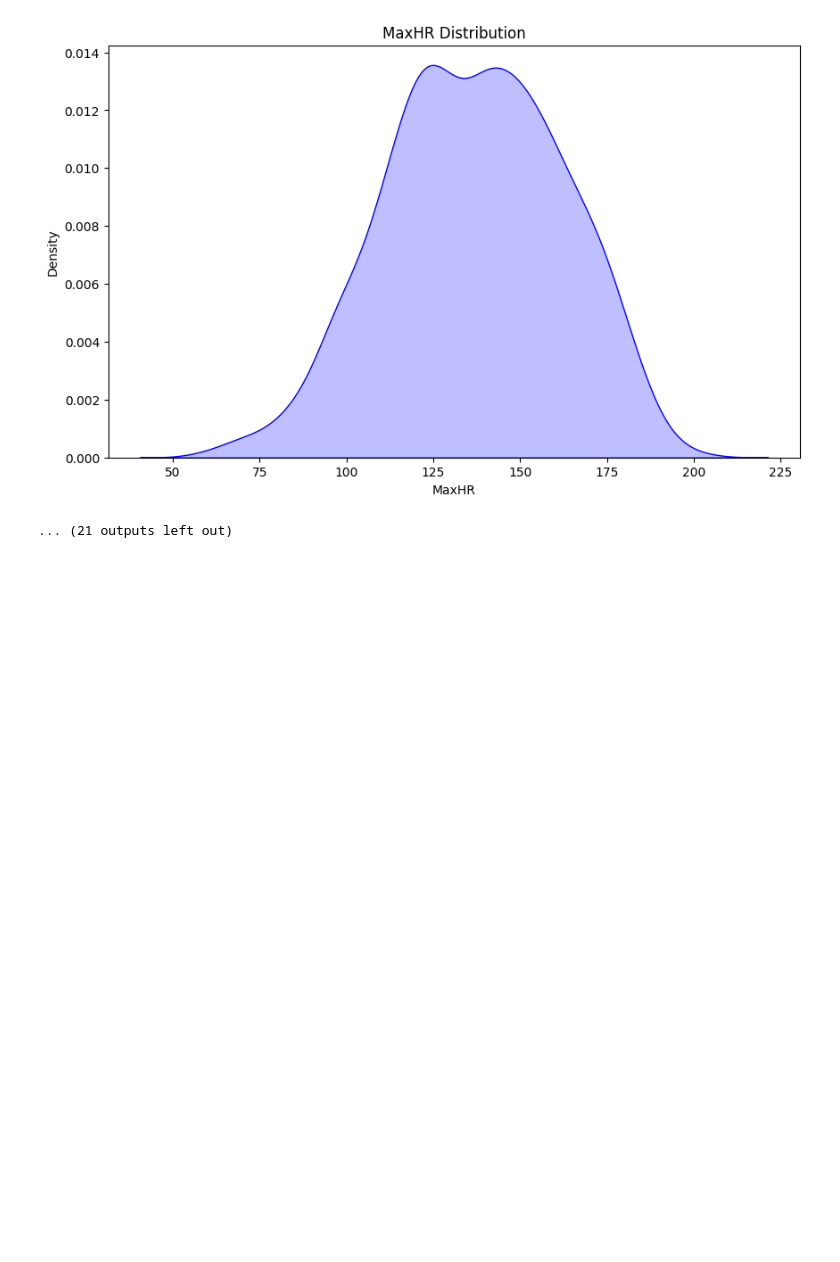
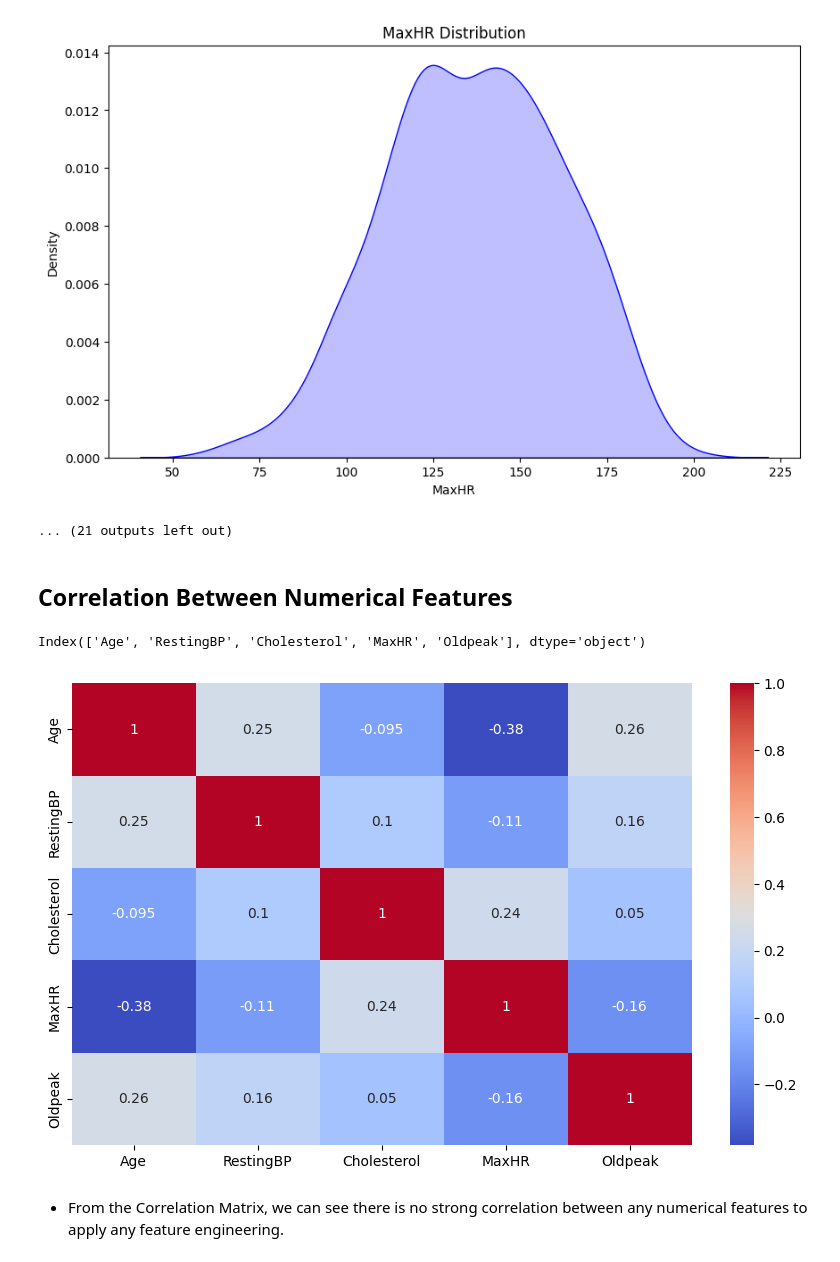
Before and after one commit to Ahmed-Nezar/Heart-failure-classification, a Jupyter notebook: notebooks/exploration.ipynb, the cells around one changed output. Drawn from its saved outputs; the diff is of its cells as text; code cells hidden in the pictures; blank space fills up the shorter version.

Commit message:
feat: adding correlation matrix

```diff
--- a/notebooks/exploration.ipynb
+++ b/notebooks/exploration.ipynb
@@ -248,3 +244,19 @@ scatter_plot(df, "Oldpeak", "HeartDisease", "HeartDisease")
 [figure]
 [figure]
 ... (21 outputs left out)
+# %% [markdown]
+## Correlation Between Numerical Features
+# %%
+numerical_features
+# %% [output]
+Index(['Age', 'RestingBP', 'Cholesterol', 'MaxHR', 'Oldpeak'], dtype='object')
+# %%
+correlation_matrix = df[numerical_features].corr()
+# %%
+plt.figure(figsize=(10, 6))
+sns.heatmap(correlation_matrix, annot=True, cmap="coolwarm")
+plt.show()
+# %% [output]
+[figure, added]
+# %% [markdown]
+- From the Correlation Matrix, we can see there is no strong correlation between any numerical features to apply any feature engineering.
```
Also changed, not shown: parts of 8 cells of this notebook.
